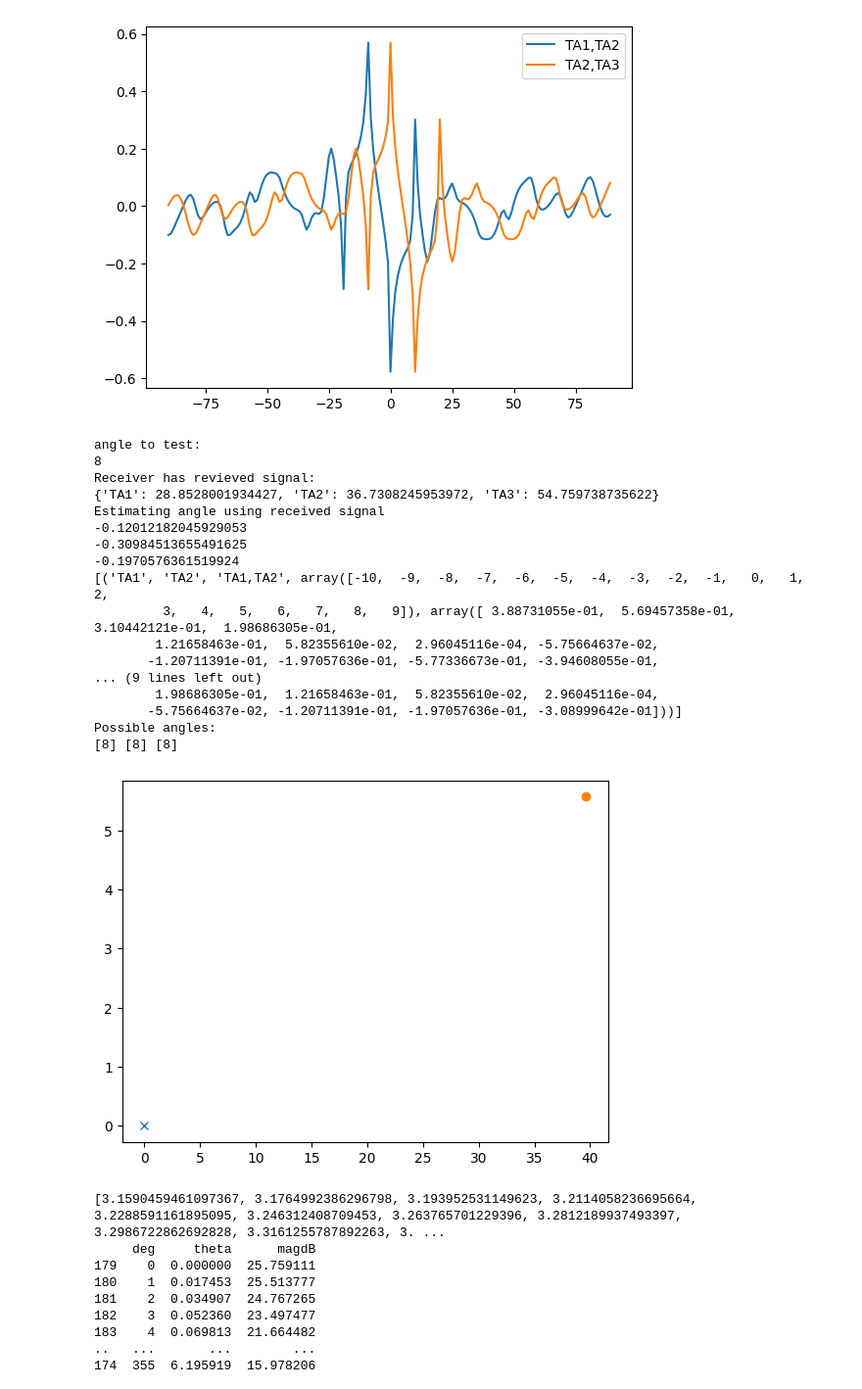
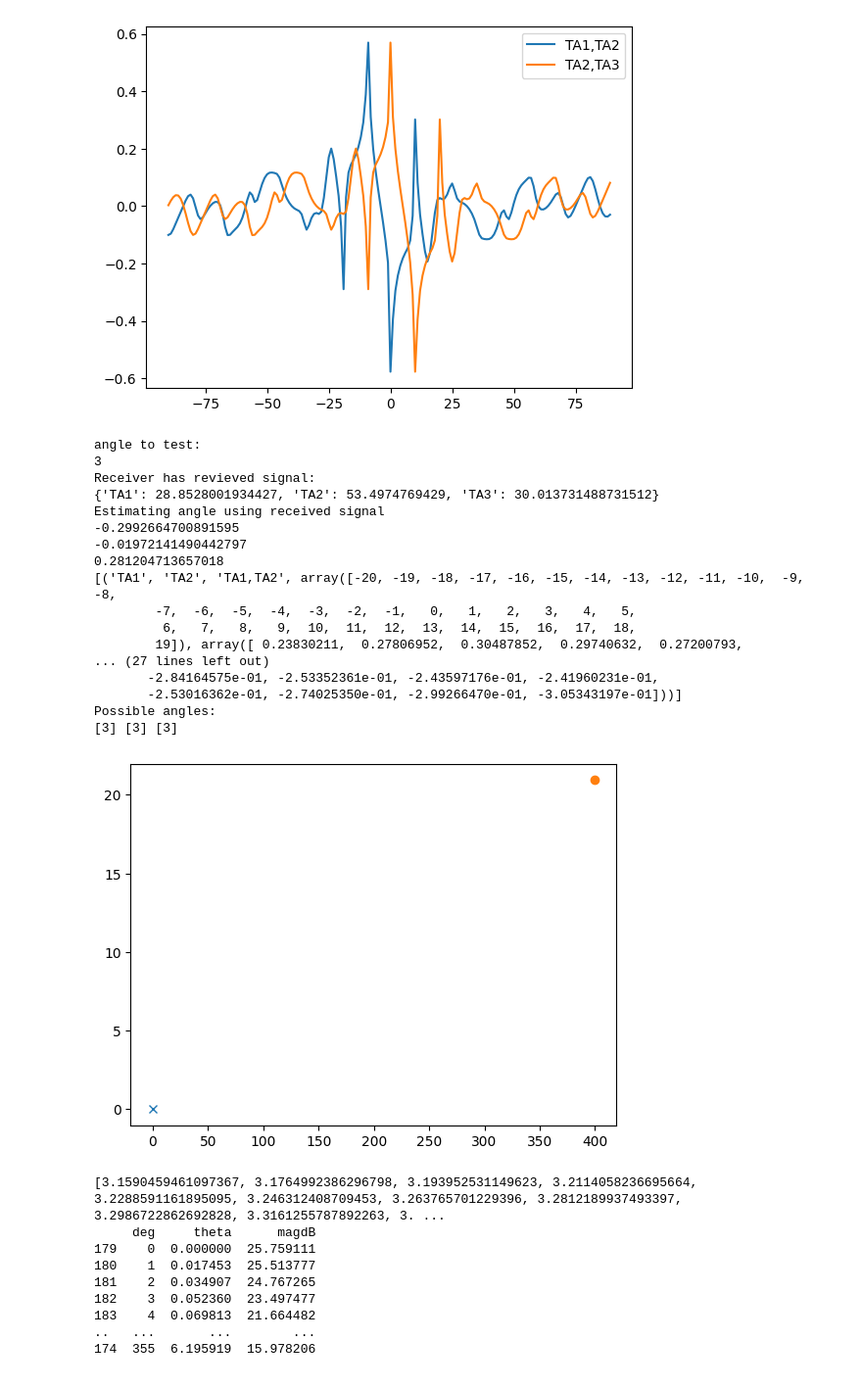
Before and after one commit to Aplefen1/BeeTrackingDiss, a Jupyter notebook: Experiments and Models/AccurateModellingTest.ipynb, the cells around one changed output. Shown: that part at 98% size. Saved outputs shown, nothing was run; the diff lists cells and outputs as text; code cells hidden in the pictures.

```diff
--- a/Experiments and Models/AccurateModellingTest.ipynb
+++ b/Experiments and Models/AccurateModellingTest.ipynb
@@ -120,37 +120,37 @@ Model.plotIdealMono(180)
 # %%
 from Model import NewModel
 from BLEHardware import Antenna, Array
 import numpy as np
 import pandas as pd
 import matplotlib.pyplot as plt
 %matplotlib inline
-A1 = Antenna(-10,30,(0,0),"T","A1")
+A1 = Antenna(-15,30,(0,0),"T","A1")
 A2 = Antenna(0,30,(0,0),"T","A2")
-A3 = Antenna(10,30,(0,0),"T","A3")
+A3 = Antenna(15,30,(0,0),"T","A3")
 testArray = [Array(np.array([0,0]),0,2,[A1,A2,A3])]
 Model = NewModel(-100,testArray)
 
 Model.plotArrReciever()
 Model.runTest()
 # %% [output]
 angle to test:
-8
+3
 Receiver has revieved signal:
-{'TA1': 28.8528001934427, 'TA2': 36.7308245953972, 'TA3': 54.759738735622}
+{'TA1': 28.8528001934427, 'TA2': 53.4974769429, 'TA3': 30.013731488731512}
 Estimating angle using received signal
--0.12012182045929053
--0.30984513655491625
--0.1970576361519924
-[('TA1', 'TA2', 'TA1,TA2', array([-10,  -9,  -8,  -7,  -6,  -5,  -4,  -3,  -2,  -1,   0,   1,   2,
-         3,   4,   5,   6,   7,   8,   9]), array([ 3.88731055e-01,  5.69457358e-01,  3.10442121e-01,  1.98686305e-01,
-        1.21658463e-01,  5.82355610e-02,  2.96045116e-04, -5.75664637e-02,
-       -1.20711391e-01, -1.97057636e-01, -5.77336673e-01, -3.94608055e-01,
-... (9 lines left out)
-        1.98686305e-01,  1.21658463e-01,  5.82355610e-02,  2.96045116e-04,
-       -5.75664637e-02, -1.20711391e-01, -1.97057636e-01, -3.08999642e-01]))]
+-0.2992664700891595
+-0.01972141490442797
+0.281204713657018
+[('TA1', 'TA2', 'TA1,TA2', array([-20, -19, -18, -17, -16, -15, -14, -13, -12, -11, -10,  -9,  -8,
+        -7,  -6,  -5,  -4,  -3,  -2,  -1,   0,   1,   2,   3,   4,   5,
+         6,   7,   8,   9,  10,  11,  12,  13,  14,  15,  16,  17,  18,
+        19]), array([ 0.23830211,  0.27806952,  0.30487852,  0.29740632,  0.27200793,
+... (27 lines left out)
+       -2.84164575e-01, -2.53352361e-01, -2.43597176e-01, -2.41960231e-01,
+       -2.53016362e-01, -2.74025350e-01, -2.99266470e-01, -3.05343197e-01]))]
 Possible angles:
-[8] [8] [8]
+[3] [3] [3]
-[figure, old version]
+[figure, new version]
 # %%
 import scipy.io
 import numpy as np
```
Also changed, not shown: 8 other files.
